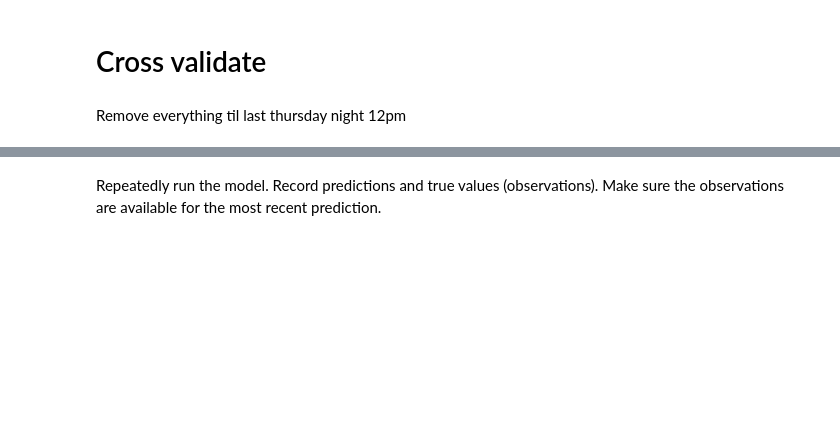
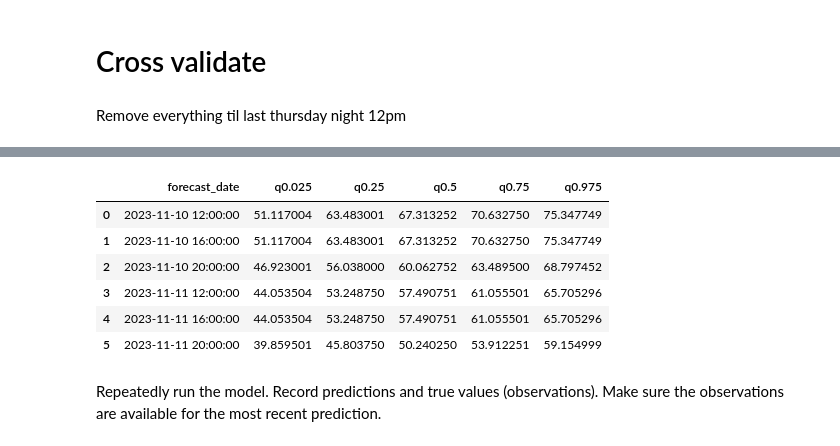
Before and after one commit to EliasKng/PTSFC, a Jupyter notebook: Energy/cross_validation.ipynb, the cells around one changed output, grey strips where cells are left out. Cells and saved outputs as stored; diff of their text form; code cells hidden in the pictures; blank space fills up the shorter version.

```diff
--- a/Energy/cross_validation.ipynb
+++ b/Energy/cross_validation.ipynb
@@ -23,4 +25,6 @@ Remove everything til last thursday night 12pm
 start_date_excl = most_recent_thursday(df)
 df_cval = df.loc[df.index < start_date_excl]
 # %%
-baseline(df_cval, LAST_IDX=-1)
+# baseline(df_cval, LAST_IDX=-1)
+model1(df_cval)
+# %% [output]
@@ -27,3 +48,10 @@ baseline(df_cval, LAST_IDX=-1)
+|  | forecast_date | q0.025 | q0.25 | q0.5 | q0.75 | q0.975 |
+| 0 | 2023-11-10 12:00:00 | 51.117004 | 63.483001 | 67.313252 | 70.632750 | 75.347749 |
+| 1 | 2023-11-10 16:00:00 | 51.117004 | 63.483001 | 67.313252 | 70.632750 | 75.347749 |
+| 2 | 2023-11-10 20:00:00 | 46.923001 | 56.038000 | 60.062752 | 63.489500 | 68.797452 |
+| 3 | 2023-11-11 12:00:00 | 44.053504 | 53.248750 | 57.490751 | 61.055501 | 65.705296 |
+| 4 | 2023-11-11 16:00:00 | 44.053504 | 53.248750 | 57.490751 | 61.055501 | 65.705296 |
+| 5 | 2023-11-11 20:00:00 | 39.859501 | 45.803750 | 50.240250 | 53.912251 | 59.154999 |
 # %% [markdown]
 Repeatedly run the model. Record predictions and true values (observations). Make sure the observations are available for the most recent prediction.
 # %%
```
Also changed, not shown: parts of 8 cells of this notebook, 1 other file.
